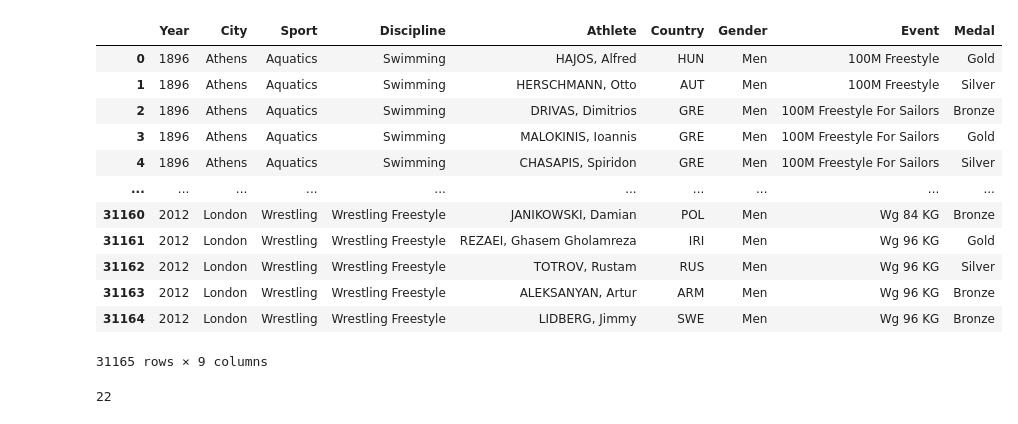
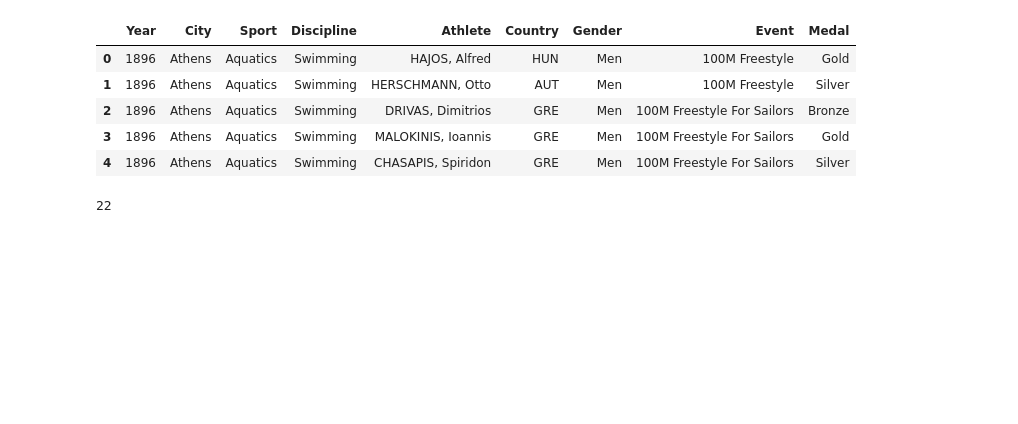
Before and after one commit to kisanvyas/ETG-intership-python, a Jupyter notebook: Olympic_analysis.ipynb, the cells around one changed output. Saved outputs shown, nothing was run; the diff lists cells and outputs as text; code cells hidden in the pictures; blank space fills up the shorter version.

```diff
--- a/Olympic_analysis.ipynb
+++ b/Olympic_analysis.ipynb
@@ -6,21 +6,14 @@ import seaborn as sns
 # %%
 data=pd.read_csv('E:/ETG\\summer.csv')
 # %%
-data
+data.head()
 # %% [output]
 |  | Year | City | Sport | Discipline | Athlete | Country | Gender | Event | Medal |
 | 0 | 1896 | Athens | Aquatics | Swimming | HAJOS, Alfred | HUN | Men | 100M Freestyle | Gold |
 | 1 | 1896 | Athens | Aquatics | Swimming | HERSCHMANN, Otto | AUT | Men | 100M Freestyle | Silver |
 | 2 | 1896 | Athens | Aquatics | Swimming | DRIVAS, Dimitrios | GRE | Men | 100M Freestyle For Sailors | Bronze |
 | 3 | 1896 | Athens | Aquatics | Swimming | MALOKINIS, Ioannis | GRE | Men | 100M Freestyle For Sailors | Gold |
 | 4 | 1896 | Athens | Aquatics | Swimming | CHASAPIS, Spiridon | GRE | Men | 100M Freestyle For Sailors | Silver |
-| ... | ... | ... | ... | ... | ... | ... | ... | ... | ... |
-| 31160 | 2012 | London | Wrestling | Wrestling Freestyle | JANIKOWSKI, Damian | POL | Men | Wg 84 KG | Bronze |
-| 31161 | 2012 | London | Wrestling | Wrestling Freestyle | REZAEI, Ghasem Gholamreza | IRI | Men | Wg 96 KG | Gold |
-| 31162 | 2012 | London | Wrestling | Wrestling Freestyle | TOTROV, Rustam | RUS | Men | Wg 96 KG | Silver |
-| 31163 | 2012 | London | Wrestling | Wrestling Freestyle | ALEKSANYAN, Artur | ARM | Men | Wg 96 KG | Bronze |
-| 31164 | 2012 | London | Wrestling | Wrestling Freestyle | LIDBERG, Jimmy | SWE | Men | Wg 96 KG | Bronze |
-31165 rows × 9 columns
 # %%
 ## how many cities there ?
 len(data['City'].unique())
```
Also changed, not shown: parts of 3 cells of this notebook.
